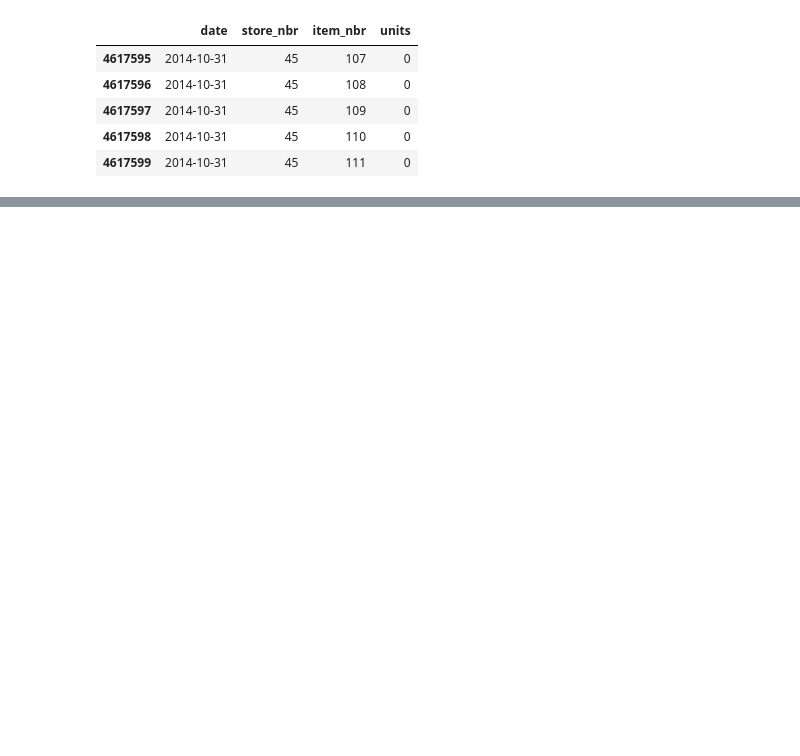
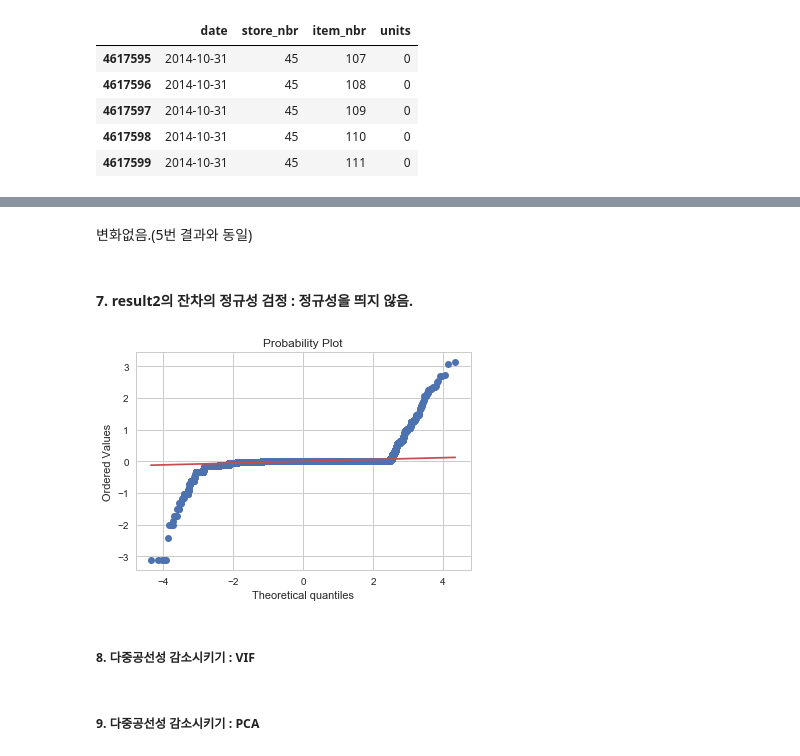
Before and after one commit to Junhojuno/Walmart-sales-in-stormy-weather, a Jupyter notebook: weather2_code/station1.ipynb, the cells around one changed output, grey strips where cells are left out. Cells and saved outputs as stored; diff of their text form; code cells hidden in the pictures; blank space fills up the shorter version.

```diff
--- a/weather2_code/station1.ipynb
+++ b/weather2_code/station1.ipynb
@@ -79,0 +202,7 @@ station.tail()
+# %%
+model2 = sm.OLS.from_formula('log1p_units ~ scale(tmax) + scale(tmin) + scale(tavg) + scale(dewpoint) + scale(wetbulb) + scale(heat) + scale(cool)\
+                            + scale(preciptotal) + scale(stnpressure) + scale(sealevel) + scale(resultspeed)  \
+                            + C(resultdir) + scale(avgspeed) + C(year) + C(month) + scale(relative_humility) + scale(windchill) + C(weekend) \
+                            + C(rainY) + C(store_nbr) + C(item_nbr)', data = df2)
+result2 = model2.fit()
+print(result2.summary())
@@ -79,0 +231,8 @@ station.tail()
+# %%
+# 아웃라이어 제거
+# Cook's distance > 2 인 값 제거
+influence = result2.get_influence()
+cooks_d2, pvals = influence.cooks_distance
+fox_cr = 4 / (len(df2) - 2)
+idx_outlier = np.where(cooks_d2 > fox_cr)[0]
+len(idx_outlier)
@@ -79,0 +241,4 @@ station.tail()
+# %%
+idx = list(set(range(len(df2))).difference(idx_outlier))
+df2_1 = df2.iloc[idx, :].reset_index(drop=True)
+df2_1
@@ -79,0 +294,10 @@ station.tail()
+# %%
+# OLS - df2_1_1
+model2_1_1 = sm.OLS.from_formula('log1p_units ~ scale(tmax) + scale(tmin) + scale(tavg) + scale(dewpoint) + scale(wetbulb) + scale(heat) + scale(cool)\
+                            + scale(np.log1p(preciptotal)) + scale(stnpressure) + scale(sealevel) + scale(resultspeed)  \
+                            + C(resultdir) + scale(avgspeed) + C(year) + C(month) + scale(relative_humility) + scale(windchill) + C(weekend) \
+                            + C(rainY) + C(store_nbr) + C(item_nbr)', data = df2_1)
+
+result = model2_1_1.fit()
+result2_1_1 = model2_1_1.fit()
+print(result2_1_1.summary())
@@ -79,0 +322,11 @@ station.tail()
+# %% [markdown]
+변화없음.(5번 결과와 동일)
+# %% [markdown]
+#### 7. result2의 잔차의 정규성 검정 : 정규성을 띄지 않음.
+# %%
+sp.stats.probplot(result2_1_1.resid, plot=plt)
+plt.show()
+# %% [output]
+[figure, added]
+# %% [markdown]
+##### 8.  다중공선성 감소시키기 : VIF
@@ -79,0 +340,2 @@ station.tail()
+# %% [markdown]
+##### 9.  다중공선성 감소시키기 : PCA
```
Also changed, not shown: parts of 70 cells of this notebook.
